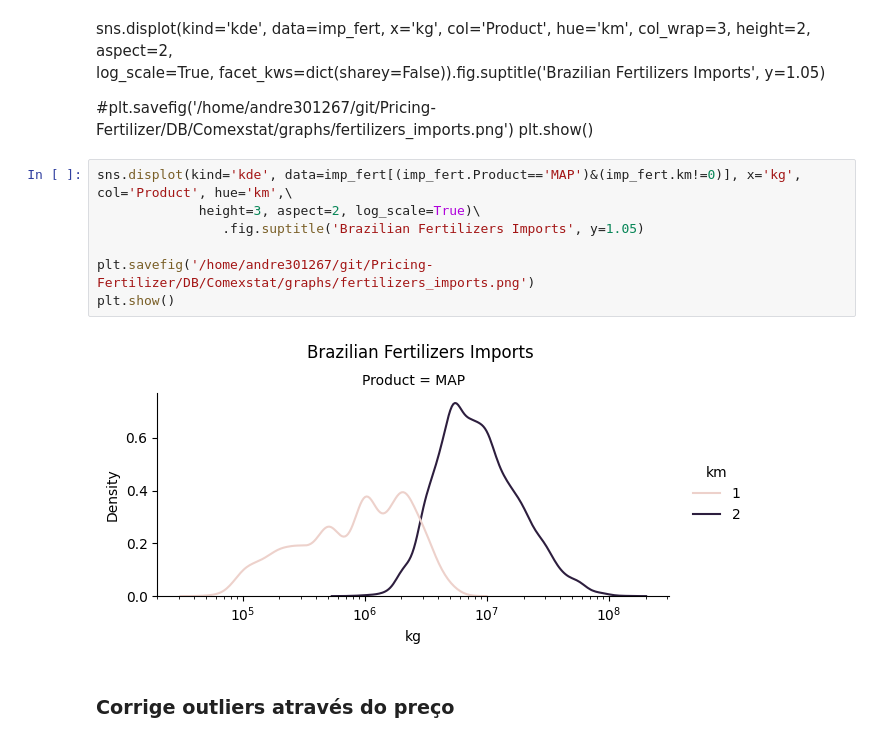
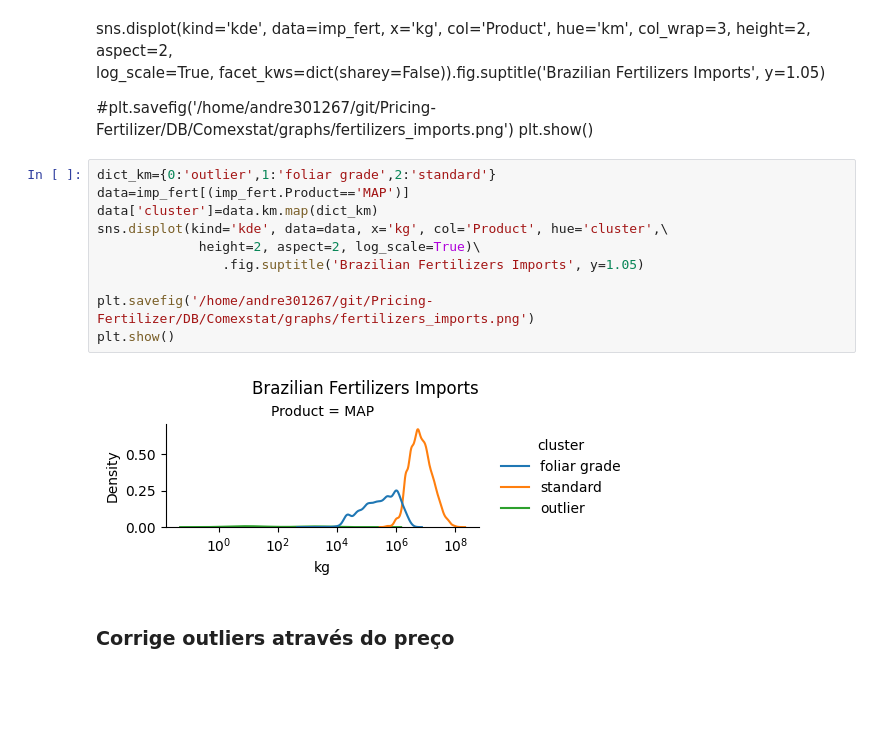
Before and after one commit to AndreCoutinhoBueno/Pricing-Fertilizer, a Jupyter notebook: codes/extração/Comexstat/IMP_NCM/Valida_quantitativos.ipynb, the cells around one changed output. Drawn from its saved outputs; the diff is of its cells as text; blank space fills up the shorter version.

Commit message:
inserindo graphs

```diff
--- a/codes/extração/Comexstat/IMP_NCM/Valida_quantitativos.ipynb
+++ b/codes/extração/Comexstat/IMP_NCM/Valida_quantitativos.ipynb
@@ -147,14 +156,17 @@ sns.displot(kind='kde', data=imp_fert, x='kg', col='Product', hue='km', col_wrap
 #plt.savefig('/home/andre301267/git/Pricing-Fertilizer/DB/Comexstat/graphs/fertilizers_imports.png')
 plt.show()
 # %%
-sns.displot(kind='kde', data=imp_fert[(imp_fert.Product=='MAP')&(imp_fert.km!=0)], x='kg', col='Product', hue='km',\
-             height=3, aspect=2, log_scale=True)\
+dict_km={0:'outlier',1:'foliar grade',2:'standard'}
+data=imp_fert[(imp_fert.Product=='MAP')]
+data['cluster']=data.km.map(dict_km)
+sns.displot(kind='kde', data=data, x='kg', col='Product', hue='cluster',\
+             height=2, aspect=2, log_scale=True)\
                 .fig.suptitle('Brazilian Fertilizers Imports', y=1.05)
 
 plt.savefig('/home/andre301267/git/Pricing-Fertilizer/DB/Comexstat/graphs/fertilizers_imports.png')
 plt.show()
 # %% [output]
-[figure, old version]
+[figure, new version]
 # %% [markdown]
 ### Corrige outliers através do preço
 # %% [markdown]
```
Also changed, not shown: parts of 4 cells of this notebook, 3 other files.
